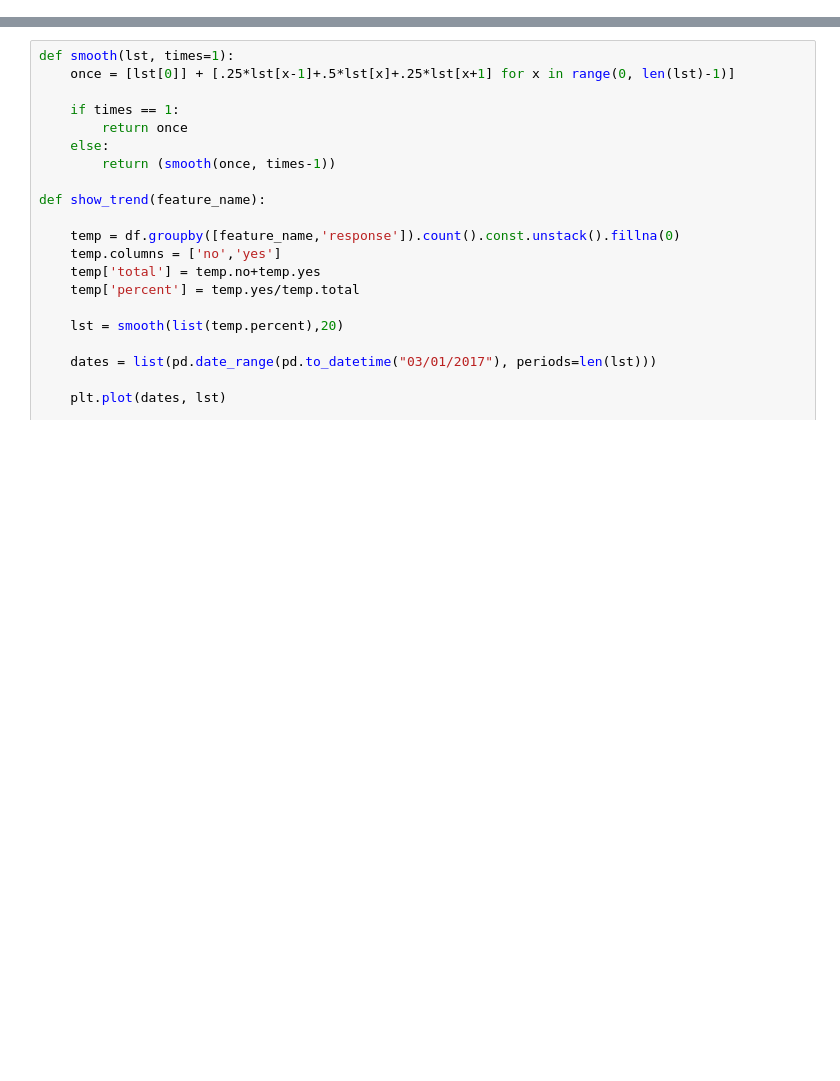
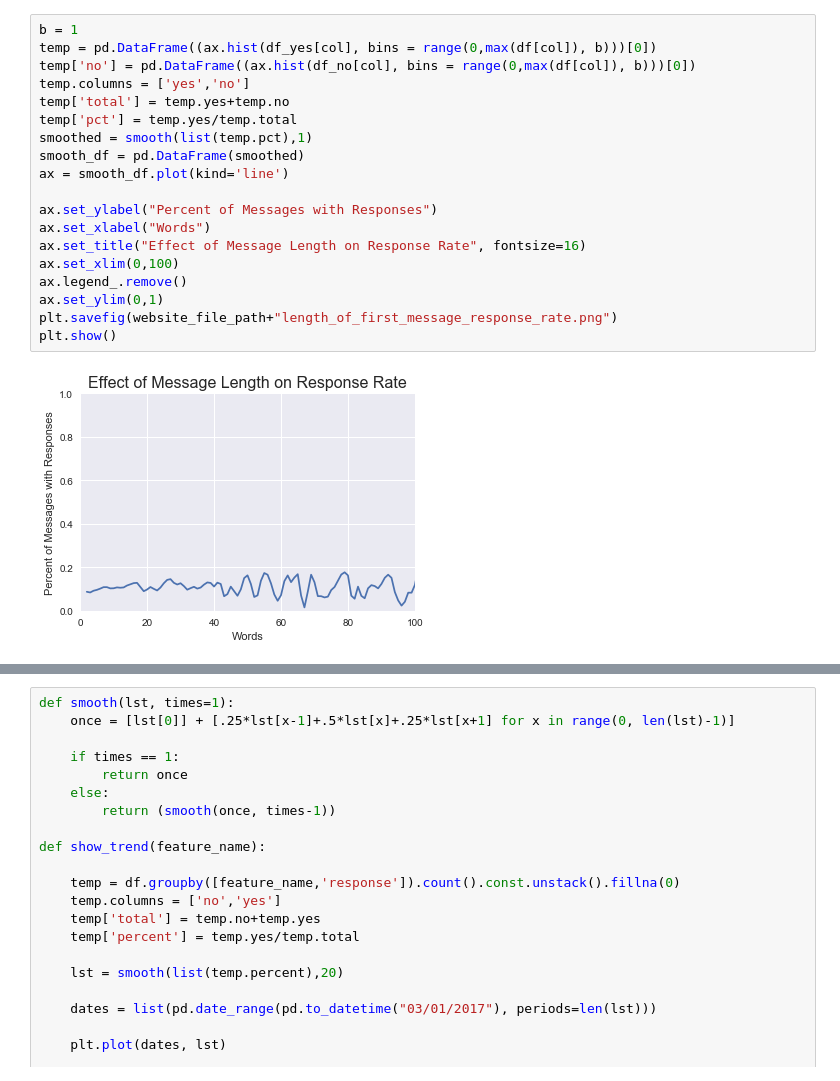
Before and after one commit to rczyrnik/Find-A-Flatmate, a Jupyter notebook: 003b_explore_message_data.ipynb, the cells around one changed output, grey strips where cells are left out. Saved outputs shown, nothing was run; the diff lists cells and outputs as text; blank space fills up the shorter version.

```diff
--- a/003b_explore_message_data.ipynb
+++ b/003b_explore_message_data.ipynb
@@ -111,0 +110,21 @@ df.columns
+# %%
+b = 1
+temp = pd.DataFrame((ax.hist(df_yes[col], bins = range(0,max(df[col]), b)))[0])
+temp['no'] = pd.DataFrame((ax.hist(df_no[col], bins = range(0,max(df[col]), b)))[0])
+temp.columns = ['yes','no']
+temp['total'] = temp.yes+temp.no
+temp['pct'] = temp.yes/temp.total
+smoothed = smooth(list(temp.pct),1)
+smooth_df = pd.DataFrame(smoothed)
+ax = smooth_df.plot(kind='line')
+
+ax.set_ylabel("Percent of Messages with Responses")
+ax.set_xlabel("Words")
+ax.set_title("Effect of Message Length on Response Rate", fontsize=16)
+ax.set_xlim(0,100)
+ax.legend_.remove()
+ax.set_ylim(0,1)
+plt.savefig(website_file_path+"length_of_first_message_response_rate.png")
+plt.show()
+# %% [output]
+[figure, added]
```
Also changed, not shown: parts of 37 cells of this notebook, 41 other files.
